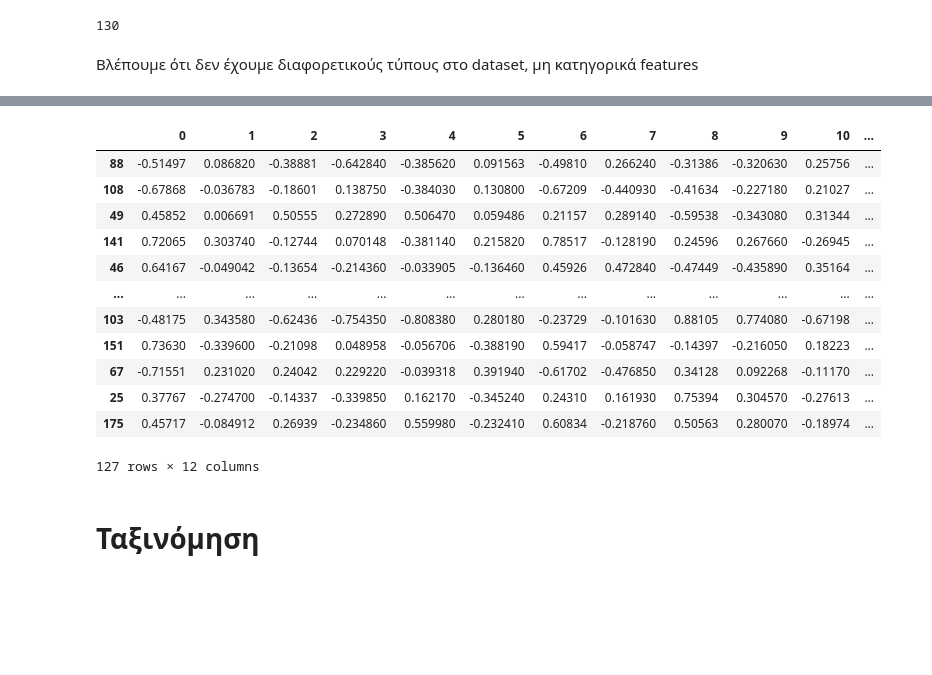
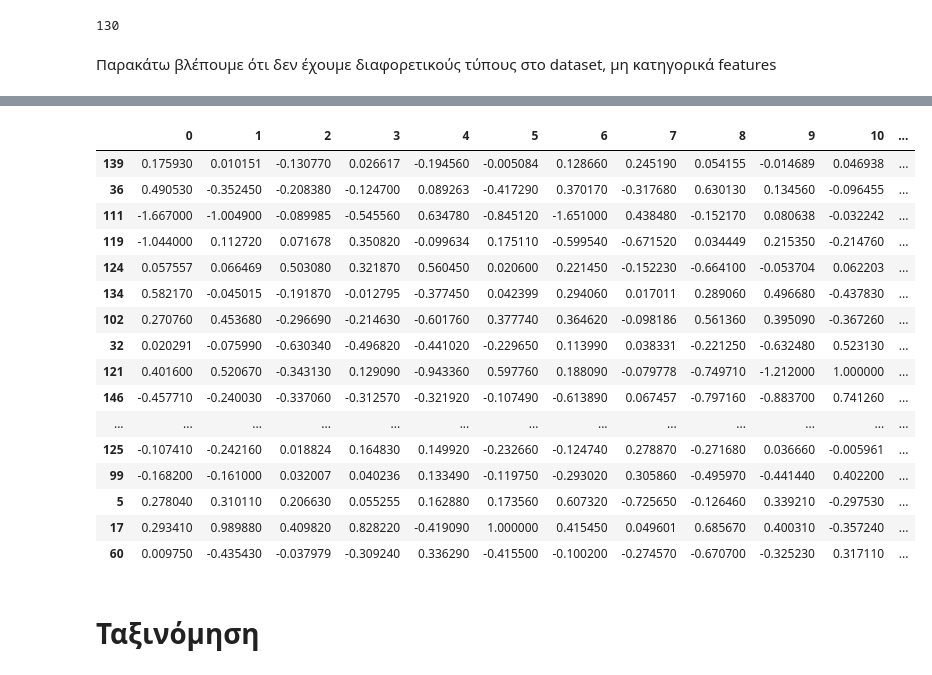
Before and after one commit to kebelouah/neural-networks-lab1, a Jupyter notebook: UCI dataset/lab1_ann.ipynb, the cells around one changed output, grey strips where cells are left out. Cells and saved outputs as stored; diff of their text form; code cells hidden in the pictures; blank space fills up the shorter version.

```diff
--- a/UCI dataset/lab1_ann.ipynb
+++ b/UCI dataset/lab1_ann.ipynb
@@ -101,7 +101,7 @@ y = df[12]
 X_train, X_test, y_train, y_test= train_test_split(X, y, test_size=0.3, random_state=7)
 #το random_state αν ορίσουμε έναν int τότε βγάζει κάθε φορά το ίδιο αποτέλεσμα
 # %% [markdown]
-Bλέπουμε ότι δεν έχουμε διαφορετικούς τύπους στο dataset, μη κατηγορικά features
+Παρακάτω βλέπουμε ότι δεν έχουμε διαφορετικούς τύπους στο dataset, μη κατηγορικά features
 # %%
 df.info()
 # %% [output]
@@ -126,20 +126,24 @@ Data columns (total 13 columns):
 dtypes: float64(13)
 memory usage: 18.6 KB
 # %%
-X_train
+X_test
 # %% [output]
 |  | 0 | 1 | 2 | 3 | 4 | 5 | 6 | 7 | 8 | 9 | 10 | ... |
-| 88 | -0.51497 | 0.086820 | -0.38881 | -0.642840 | -0.385620 | 0.091563 | -0.49810 | 0.266240 | -0.31386 | -0.320630 | 0.25756 | ... |
-| 108 | -0.67868 | -0.036783 | -0.18601 | 0.138750 | -0.384030 | 0.130800 | -0.67209 | -0.440930 | -0.41634 | -0.227180 | 0.21027 | ... |
-| 49 | 0.45852 | 0.006691 | 0.50555 | 0.272890 | 0.506470 | 0.059486 | 0.21157 | 0.289140 | -0.59538 | -0.343080 | 0.31344 | ... |
-| 141 | 0.72065 | 0.303740 | -0.12744 | 0.070148 | -0.381140 | 0.215820 | 0.78517 | -0.128190 | 0.24596 | 0.267660 | -0.26945 | ... |
-| 46 | 0.64167 | -0.049042 | -0.13654 | -0.214360 | -0.033905 | -0.136460 | 0.45926 | 0.472840 | -0.47449 | -0.435890 | 0.35164 | ... |
+| 139 | 0.175930 | 0.010151 | -0.130770 | 0.026617 | -0.194560 | -0.005084 | 0.128660 | 0.245190 | 0.054155 | -0.014689 | 0.046938 | ... |
+| 36 | 0.490530 | -0.352450 | -0.208380 | -0.124700 | 0.089263 | -0.417290 | 0.370170 | -0.317680 | 0.630130 | 0.134560 | -0.096455 | ... |
+| 111 | -1.667000 | -1.004900 | -0.089985 | -0.545560 | 0.634780 | -0.845120 | -1.651000 | 0.438480 | -0.152170 | 0.080638 | -0.032242 | ... |
+| 119 | -1.044000 | 0.112720 | 0.071678 | 0.350820 | -0.099634 | 0.175110 | -0.599540 | -0.671520 | 0.034449 | 0.215350 | -0.214760 | ... |
+| 124 | 0.057557 | 0.066469 | 0.503080 | 0.321870 | 0.560450 | 0.020600 | 0.221450 | -0.152230 | -0.664100 | -0.053704 | 0.062203 | ... |
+| 134 | 0.582170 | -0.045015 | -0.191870 | -0.012795 | -0.377450 | 0.042399 | 0.294060 | 0.017011 | 0.289060 | 0.496680 | -0.437830 | ... |
+| 102 | 0.270760 | 0.453680 | -0.296690 | -0.214630 | -0.601760 | 0.377740 | 0.364620 | -0.098186 | 0.561360 | 0.395090 | -0.367260 | ... |
+| 32 | 0.020291 | -0.075990 | -0.630340 | -0.496820 | -0.441020 | -0.229650 | 0.113990 | 0.038331 | -0.221250 | -0.632480 | 0.523130 | ... |
+| 121 | 0.401600 | 0.520670 | -0.343130 | 0.129090 | -0.943360 | 0.597760 | 0.188090 | -0.079778 | -0.749710 | -1.212000 | 1.000000 | ... |
+| 146 | -0.457710 | -0.240030 | -0.337060 | -0.312570 | -0.321920 | -0.107490 | -0.613890 | 0.067457 | -0.797160 | -0.883700 | 0.741260 | ... |
 | ... | ... | ... | ... | ... | ... | ... | ... | ... | ... | ... | ... | ... |
-| 103 | -0.48175 | 0.343580 | -0.62436 | -0.754350 | -0.808380 | 0.280180 | -0.23729 | -0.101630 | 0.88105 | 0.774080 | -0.67198 | ... |
-| 151 | 0.73630 | -0.339600 | -0.21098 | 0.048958 | -0.056706 | -0.388190 | 0.59417 | -0.058747 | -0.14397 | -0.216050 | 0.18223 | ... |
-| 67 | -0.71551 | 0.231020 | 0.24042 | 0.229220 | -0.039318 | 0.391940 | -0.61702 | -0.476850 | 0.34128 | 0.092268 | -0.11170 | ... |
-| 25 | 0.37767 | -0.274700 | -0.14337 | -0.339850 | 0.162170 | -0.345240 | 0.24310 | 0.161930 | 0.75394 | 0.304570 | -0.27613 | ... |
-| 175 | 0.45717 | -0.084912 | 0.26939 | -0.234860 | 0.559980 | -0.232410 | 0.60834 | -0.218760 | 0.50563 | 0.280070 | -0.18974 | ... |
+| 125 | -0.107410 | -0.242160 | 0.018824 | 0.164830 | 0.149920 | -0.232660 | -0.124740 | 0.278870 | -0.271680 | 0.036660 | -0.005961 | ... |
+| 99 | -0.168200 | -0.161000 | 0.032007 | 0.040236 | 0.133490 | -0.119750 | -0.293020 | 0.305860 | -0.495970 | -0.441440 | 0.402200 | ... |
+| 5 | 0.278040 | 0.310110 | 0.206630 | 0.055255 | 0.162880 | 0.173560 | 0.607320 | -0.725650 | -0.126460 | 0.339210 | -0.297530 | ... |
+| 17 | 0.293410 | 0.989880 | 0.409820 | 0.828220 | -0.419090 | 1.000000 | 0.415450 | 0.049601 | 0.685670 | 0.400310 | -0.357240 | ... |
+| 60 | 0.009750 | -0.435430 | -0.037979 | -0.309240 | 0.336290 | -0.415500 | -0.100200 | -0.274570 | -0.670700 | -0.325230 | 0.317110 | ... |
-127 rows × 12 columns
 # %% [markdown]
 # Ταξινόμηση
```
Also changed, not shown: parts of 9 cells of this notebook.
